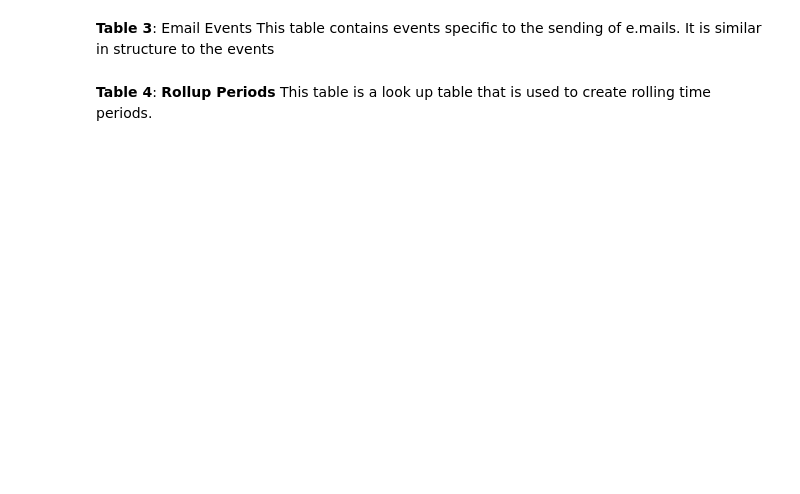
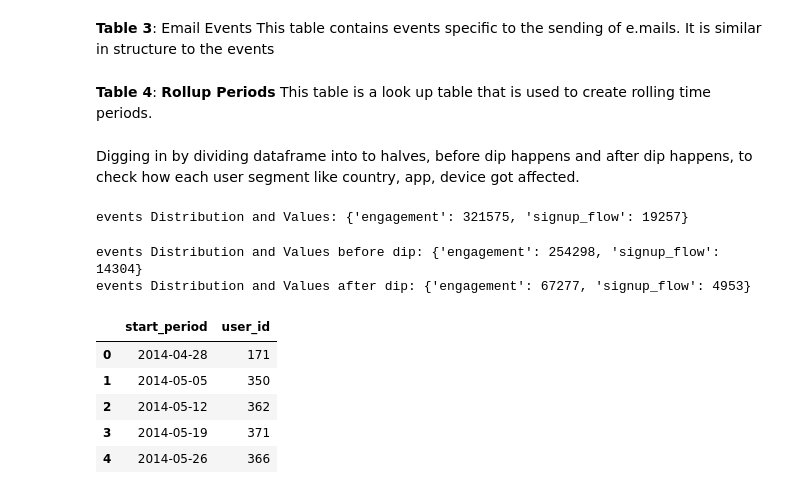
Before and after one commit to mojganmm/Insight_Datachallanges_2019, a Jupyter notebook: Yammer.ipynb, the cells around one changed output. Saved outputs shown, nothing was run; the diff lists cells and outputs as text; code cells hidden in the pictures; blank space fills up the shorter version.

```diff
--- a/Yammer.ipynb
+++ b/Yammer.ipynb
@@ -135,3 +135,9 @@ print(roll.shape)  #(56002, 6)
 
 #df=df.drop(['Index'],axis=1)
 roll.head()
+# %% [markdown]
+Digging in by dividing dataframe into to halves, before dip happens and after dip happens, to check how each user segment like country, app, device got affected.
+# %%
+print ('events Distribution and Values:',events['event_type'].value_counts().to_dict())
+# %% [output]
+events Distribution and Values: {'engagement': 321575, 'signup_flow': 19257}
@@ -137,0 +148,19 @@ roll.head()
+# %%
+print ('events Distribution and Values before dip:',event_before_dip['event_type'].value_counts().to_dict())
+print ('events Distribution and Values after dip:',event_after_dip['event_type'].value_counts().to_dict())
+# %% [output]
+events Distribution and Values before dip: {'engagement': 254298, 'signup_flow': 14304}
+events Distribution and Values after dip: {'engagement': 67277, 'signup_flow': 4953}
+# %%
+# Plotting Weekly signup_flow
+signedup = events[events['event_type'] == "signup_flow"]
+
+signedup_users = signedup.groupby('start_period')['user_id'].nunique().to_frame().reset_index()
+signedup_users.head()
+# %% [output]
+|  | start_period | user_id |
+| 0 | 2014-04-28 | 171 |
+| 1 | 2014-05-05 | 350 |
+| 2 | 2014-05-12 | 362 |
+| 3 | 2014-05-19 | 371 |
+| 4 | 2014-05-26 | 366 |
```
Also changed, not shown: parts of 6 cells of this notebook.
